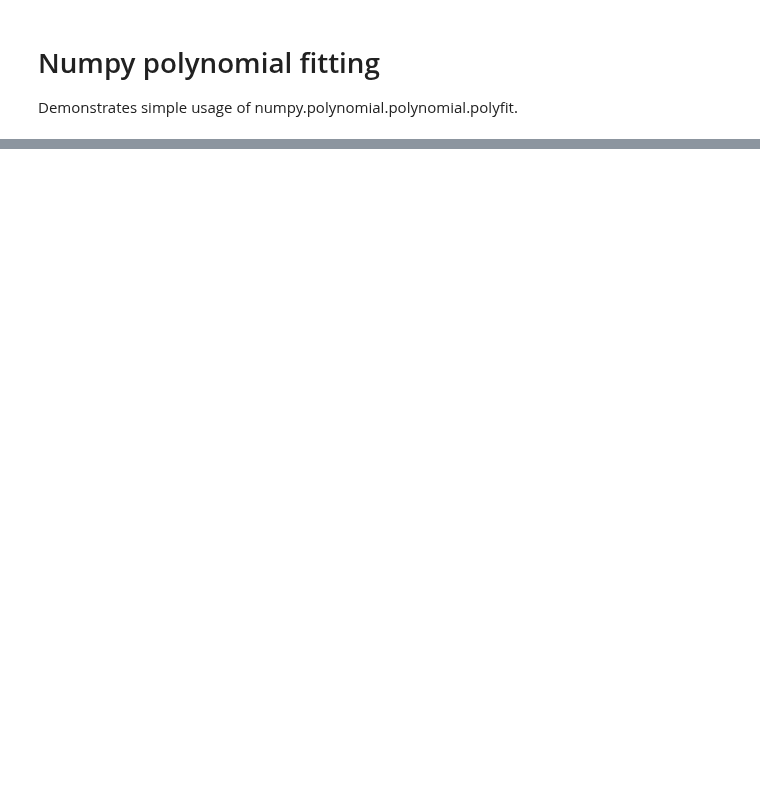
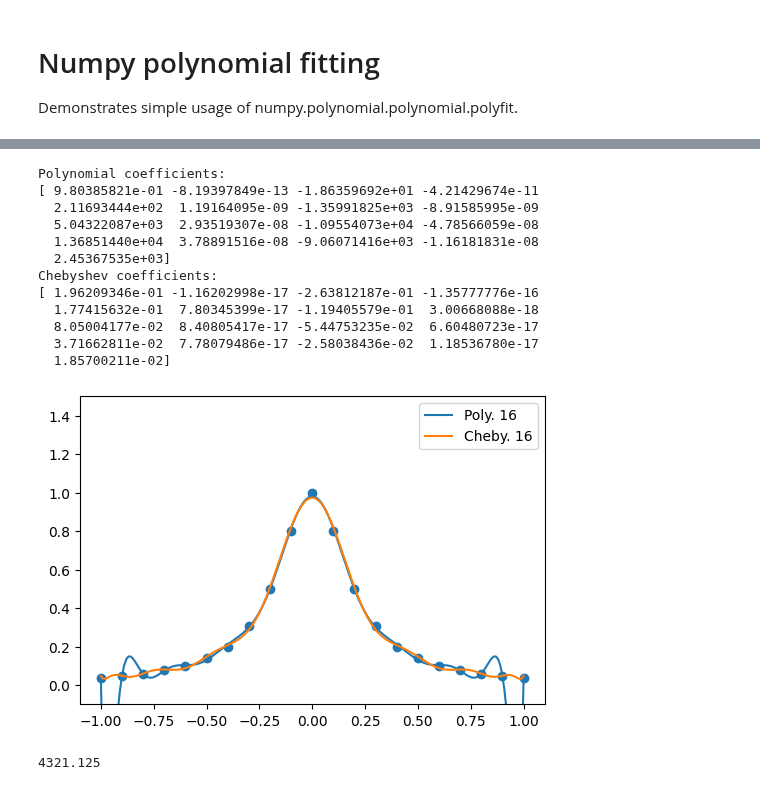
Before and after one commit to ubsuny/CompPhys, a Jupyter notebook: DataAnalysis/Fitting/polyfit.ipynb, the cells around one changed output, grey strips where cells are left out. Saved outputs shown, nothing was run; the diff lists cells and outputs as text; code cells hidden in the pictures; blank space fills up the shorter version.

```diff
--- a/DataAnalysis/Fitting/polyfit.ipynb
+++ b/DataAnalysis/Fitting/polyfit.ipynb
@@ -62,0 +88,45 @@ ax_pull.stairs(pull_hist[0], bins)
+# %%
+# Polynomial vs. Chebyshev
+order = 16
+fig, ax = plt.subplots(1, 1, figsize=(6, 4))
+ax.scatter(x, y)
+poly_coeffs = poly.polynomial.polyfit(x, y, order)
+fit_x = np.linspace(-1.0, 1.0, 200)
+fit_y = {}
+fit_y["poly"] = poly.polynomial.polyval(fit_x, poly_coeffs)
+ax.plot(fit_x, fit_y["poly"], label=f"Poly. {order}")
+
+# Chebyshev: choose measurement points at Chebyshev nodes
+cheby_x = poly.chebyshev.chebpts1(21)
+cheby_y = 1. / (1. + 25 * cheby_x**2)
+cheby_coeffs = poly.chebyshev.chebfit(cheby_x, cheby_y, order)
+fit_y["cheby"] = poly.chebyshev.chebval(fit_x, cheby_coeffs)
+ax.plot(fit_x, fit_y["cheby"], label=f"Cheby. {order}")
+ax.set_ylim([-0.1, 1.5])
+ax.legend()
+
+# Print coefficients to anticipate numerical issues
+print("Polynomial coefficients:")
+print(poly_coeffs)
+print("Chebyshev coefficients:")
+print(cheby_coeffs)
+# %% [output]
+Polynomial coefficients:
+[ 9.80385821e-01 -8.19397849e-13 -1.86359692e+01 -4.21429674e-11
+  2.11693444e+02  1.19164095e-09 -1.35991825e+03 -8.91585995e-09
+  5.04322087e+03  2.93519307e-08 -1.09554073e+04 -4.78566059e-08
+  1.36851440e+04  3.78891516e-08 -9.06071416e+03 -1.16181831e-08
+  2.45367535e+03]
+Chebyshev coefficients:
+[ 1.96209346e-01 -1.16202998e-17 -2.63812187e-01 -1.35777776e-16
+  1.77415632e-01  7.80345399e-17 -1.19405579e-01  3.00668088e-18
+  8.05004177e-02  8.40805417e-17 -5.44753235e-02  6.60480723e-17
+  3.71662811e-02  7.78079486e-17 -2.58038436e-02  1.18536780e-17
+  1.85700211e-02]
+[figure, added]
+# %%
+a = 1.e15 + 4321.123456789
+b = 1.e15
+a - b
+# %% [output]
+4321.125
```
Also changed, not shown: parts of 5 cells of this notebook, 4 other files.
